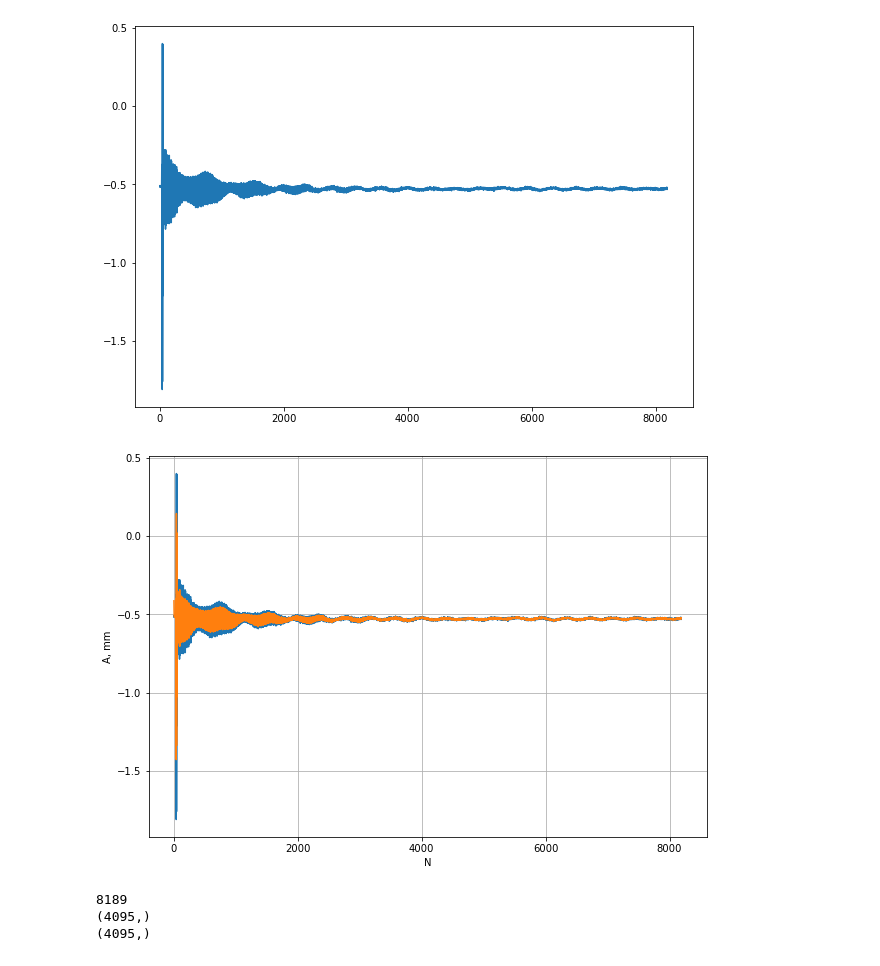
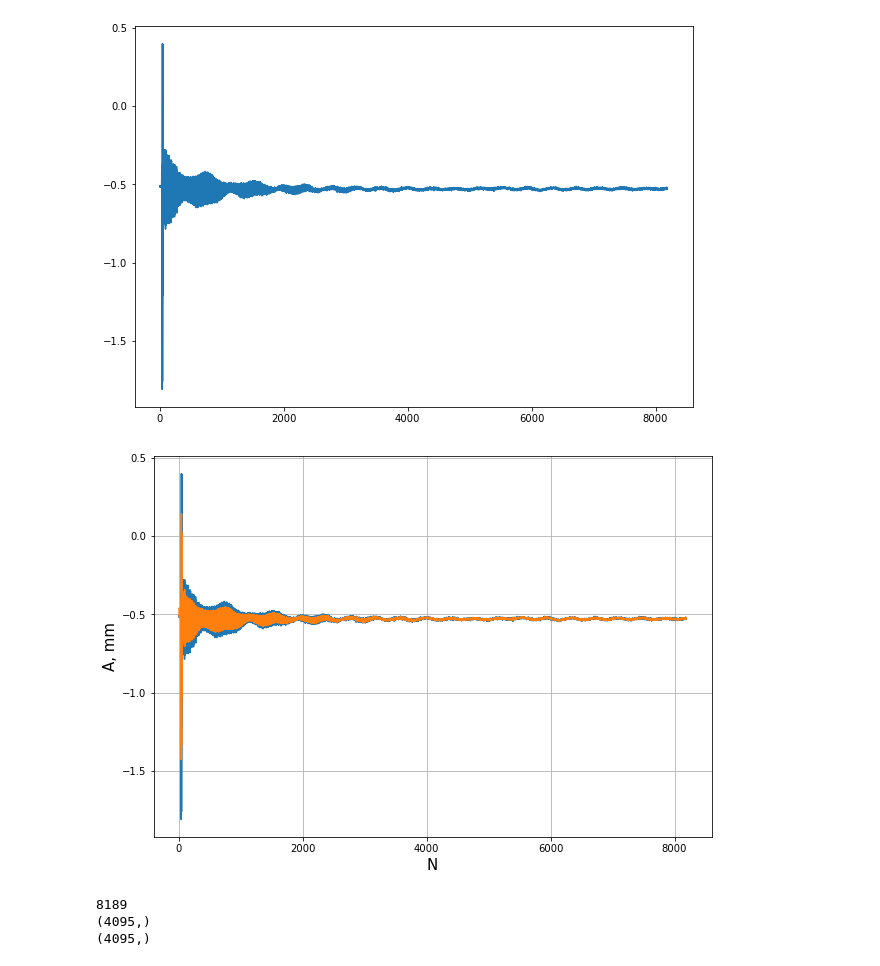
Before and after one commit to Snake9889/Tests, a Jupyter notebook: Kalman_sig.ipynb, the cells around one changed output. Drawn from its saved outputs; the diff is of its cells as text; code cells hidden in the pictures.

Commit message:
Images restored.

```diff
--- a/Kalman_sig.ipynb
+++ b/Kalman_sig.ipynb
@@ -131,20 +131,20 @@ plt.show()
 # %%
 adc_x=[]
 for i in range(len(data_x)):
     adc_x.append(kalman(data_x[i]))
 
 plt.figure(figsize=figsize)
 plt.plot(data_x)
 plt.plot(adc_x)
 
-plt.xlabel("N")
-plt.ylabel("A, mm")
+plt.xlabel("N", fontsize=15)
+plt.ylabel("A, mm", fontsize=15)
 plt.grid(True)
 
 plt.savefig('Kalman sig.png')
 plt.show()
 # %% [output]
-[figure, old version]
+[figure, new version]
 # %%
 len_X = len(data_t)
 print(len_X)
```
Also changed, not shown: parts of 4 cells of this notebook, 9 other files.
